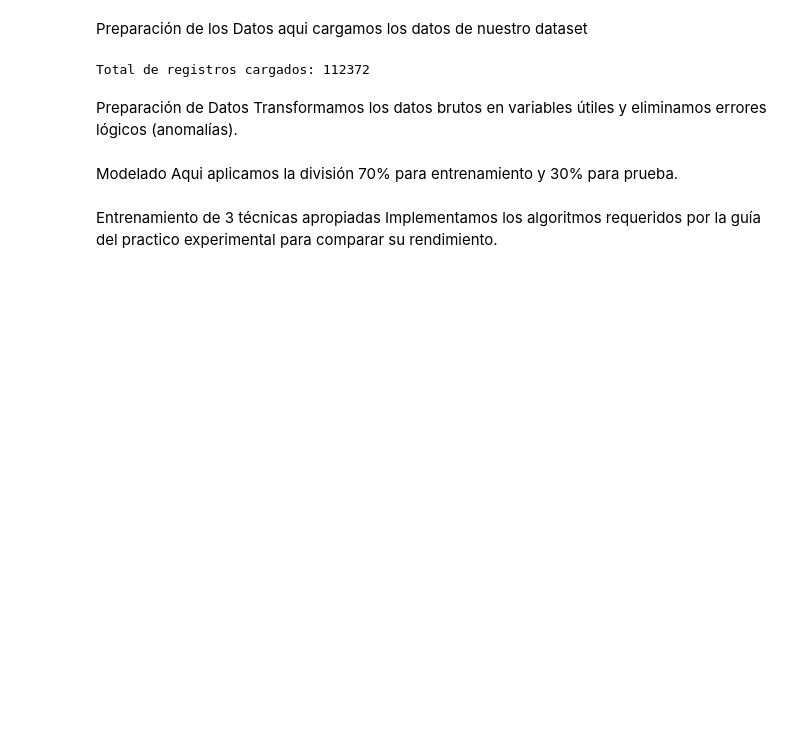
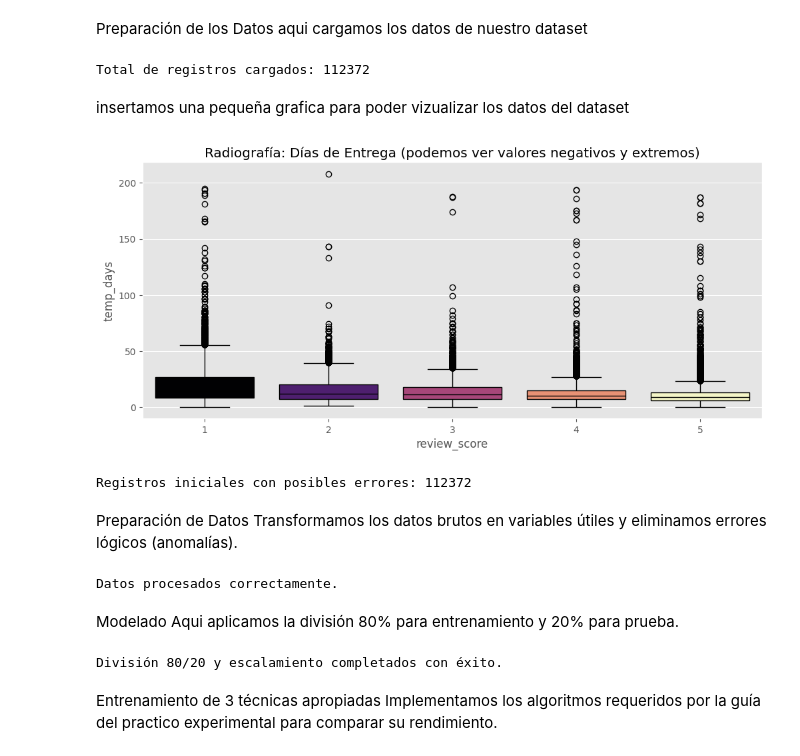
Before and after one commit to csandoval5/Mineria-de-Datos, a Jupyter notebook: PracticoExperimental.ipynb, the cells around one changed output. Cells and saved outputs as stored; diff of their text form; code cells hidden in the pictures; blank space fills up the shorter version.

```diff
--- a/PracticoExperimental.ipynb
+++ b/PracticoExperimental.ipynb
@@ -32,38 +32,66 @@ df = pd.merge(df, reviews, on='order_id')
 print(f"Total de registros cargados: {len(df)}")
 # %% [output]
 Total de registros cargados: 112372
+# %% [markdown]
+insertamos una pequeña grafica para poder vizualizar los datos del dataset
+# %%
+# Cálculo temporal solo para visualización
+df['order_purchase_timestamp'] = pd.to_datetime(df['order_purchase_timestamp'])
+df['order_delivered_customer_date'] = pd.to_datetime(df['order_delivered_customer_date'])
+df['temp_days'] = (df['order_delivered_customer_date'] - df['order_purchase_timestamp']).dt.days
+
+# Visualización de los datos
+plt.figure(figsize=(12, 5))
+sns.boxplot(x='review_score', y='temp_days', data=df, hue='review_score', palette='magma', legend=False)
+plt.title('Radiografía: Días de Entrega (podemos ver valores negativos y extremos)')
+plt.show()
+
+print(f"Registros iniciales con posibles errores: {len(df)}")
+# %% [output]
+[figure, added]
+Registros iniciales con posibles errores: 112372
 # %% [markdown]
 Preparación de Datos
 Transformamos los datos brutos en variables útiles y eliminamos errores lógicos (anomalías).
 # %%
 # 1. Limpieza: Eliminación de valores nulos
-df = df.dropna(subset=['review_score', 'order_delivered_customer_date'])
+df = df.dropna(subset=['review_score', 'order_delivered_customer_date']).copy()
 
-# 2. Transformación: Cálculo de días de entrega (delivery_days)
+# 2. Transformación: Cálculo de días de entrega
 df['order_purchase_timestamp'] = pd.to_datetime(df['order_purchase_timestamp'])
 df['order_delivered_customer_date'] = pd.to_datetime(df['order_delivered_customer_date'])
 df['delivery_days'] = (df['order_delivered_customer_date'] - df['order_purchase_timestamp']).dt.days
 
-# 3. Tratamiento de anomalías: Eliminación de registros con tiempos negativos
-df = df[df['delivery_days'] >= 0]
+# 3. Tratamiento de anomalías: Filtramos y volvemos a asegurar la copia
+df = df[df['delivery_days'] >= 0].copy()
 
-# 4. Binarización del Target: 1 (Satisfecho: 4-5 estrellas) y 0 (Insatisfecho: 1-3 estrellas)
+# 4. Binarización del Target
 df['target_satisfaccion'] = df['review_score'].apply(lambda x: 1 if x >= 4 else 0)
+
+print("Datos procesados correctamente.")
+# %% [output]
+Datos procesados correctamente.
 # %% [markdown]
 Modelado
-Aqui aplicamos la división 70% para entrenamiento y 30% para prueba.
+Aqui aplicamos la división 80% para entrenamiento y 20% para prueba.
 # %%
 # Selección de variables predictoras (Features) y objetivo (Target)
 X = df[['price', 'freight_value', 'delivery_days']]
 y = df['target_satisfaccion']
 
-# División técnica 70-30
-X_train, X_test, y_train, y_test = train_test_split(X, y, test_size=0.30, random_state=42)
+# División técnica 80-20
+# test_size=0.20 significa que el 20% es para prueba y el 80% para entrenamiento
+X_train, X_test, y_train, y_test = train_test_split(X, y, test_size=0.20, random_state=42)
 
 # Normalización de datos (StandardScaler)
+# Esto es vital para que la Regresión Logística y la Red Neuronal no den error de convergencia
 scaler = StandardScaler()
 X_train_scaled = scaler.fit_transform(X_train)
 X_test_scaled = scaler.transform(X_test)
+
+print("División 80/20 y escalamiento completados con éxito.")
+# %% [output]
+División 80/20 y escalamiento completados con éxito.
 # %% [markdown]
 Entrenamiento de 3 técnicas apropiadas
 Implementamos los algoritmos requeridos por la guía del practico experimental para comparar su rendimiento.
```
Also changed, not shown: parts of 1 cell of this notebook.
